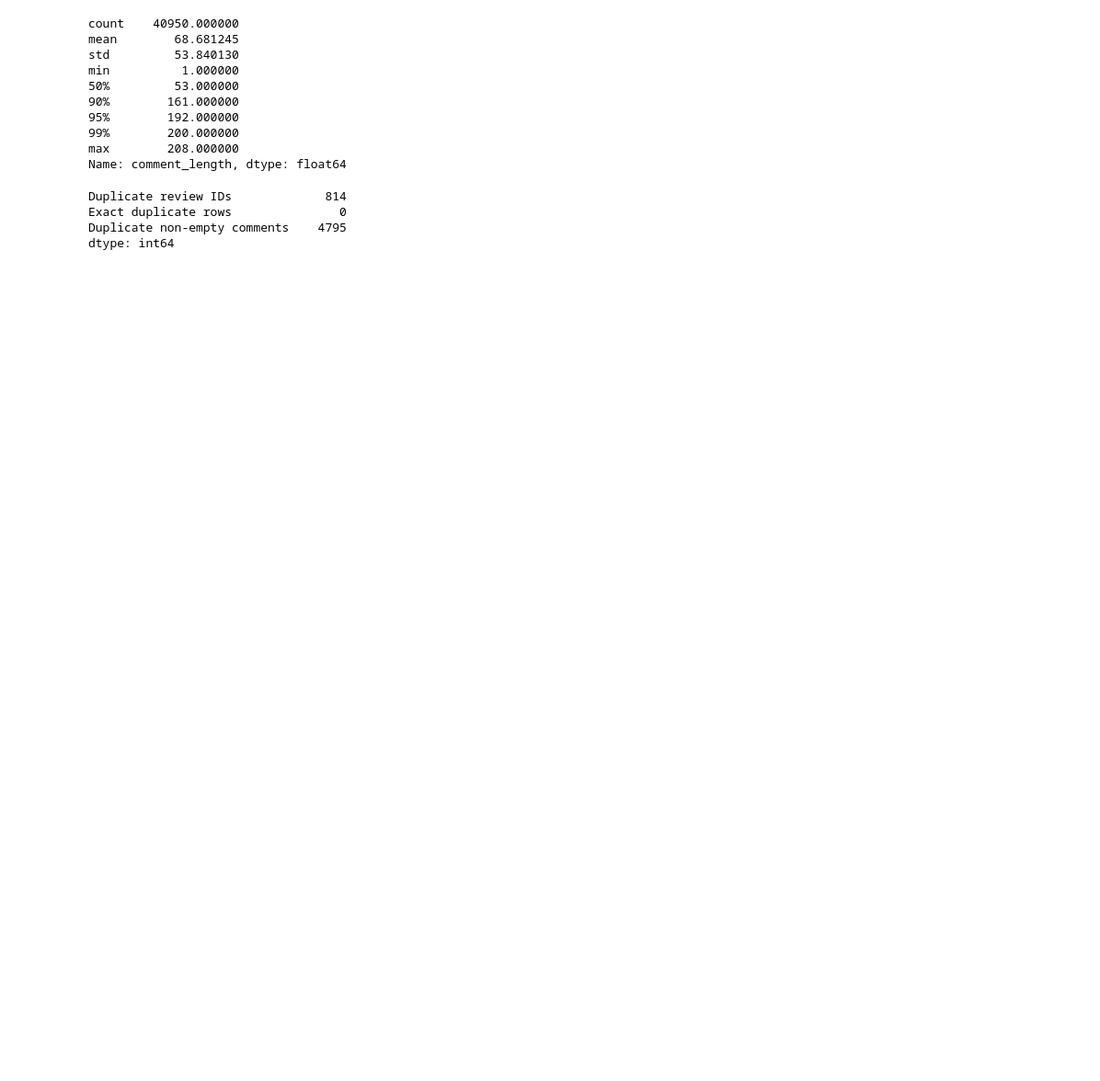
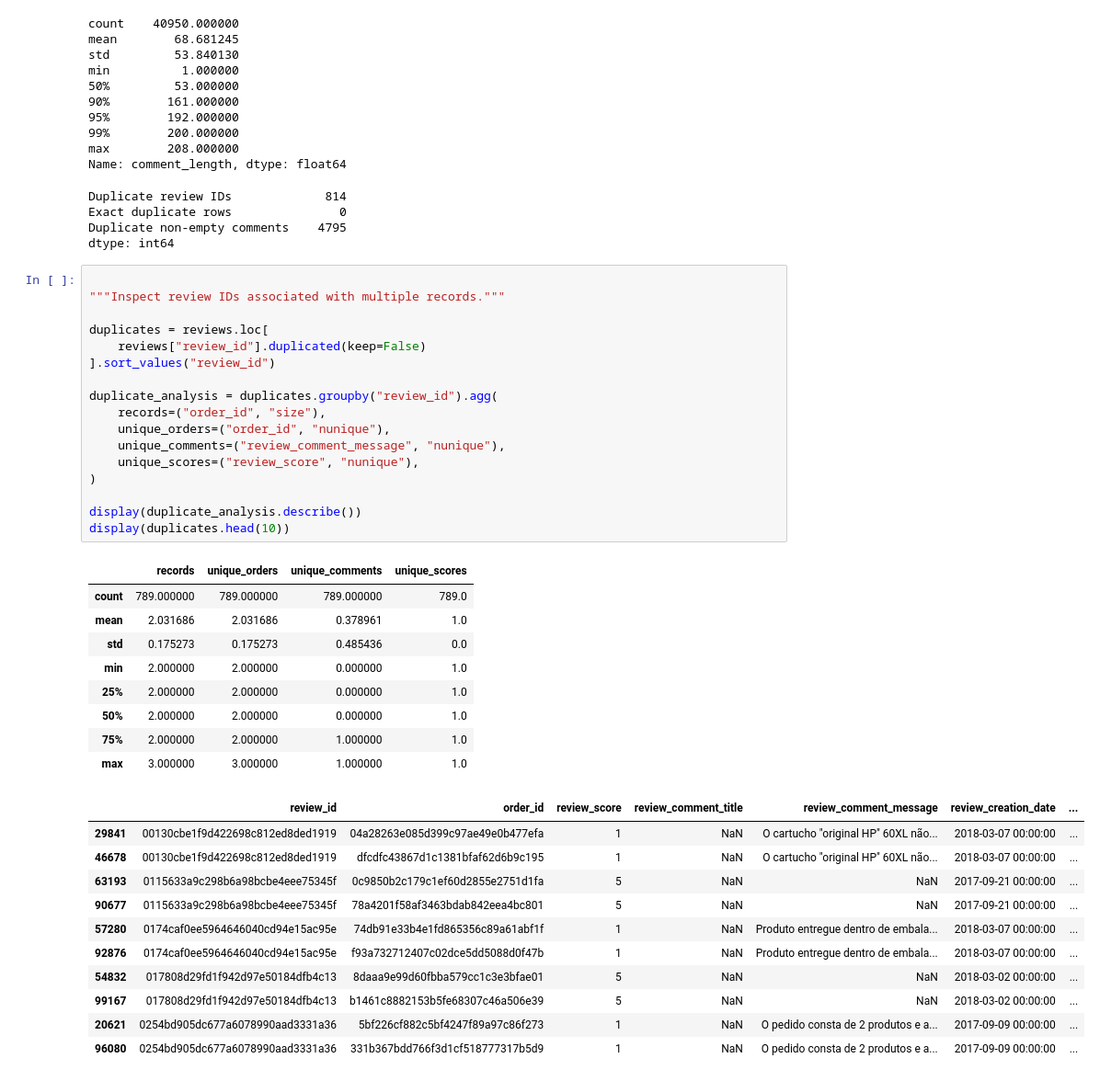
Before and after one commit to erick00denner/tech_challenge_4_voice_of_customer_intelligence_rag, a Jupyter notebook: notebooks/01_exploratory_analysis.ipynb, the cells around one changed output. Shown at 92% size. Drawn from its saved outputs; the diff is of its cells as text; blank space fills up the shorter version.

```diff
--- a/notebooks/01_exploratory_analysis.ipynb
+++ b/notebooks/01_exploratory_analysis.ipynb
@@ -130,3 +161,41 @@ Duplicate review IDs             814
 Exact duplicate rows               0
 Duplicate non-empty comments    4795
 dtype: int64
+# %%
+
+"""Inspect review IDs associated with multiple records."""
+
+duplicates = reviews.loc[
+    reviews["review_id"].duplicated(keep=False)
+].sort_values("review_id")
+
+duplicate_analysis = duplicates.groupby("review_id").agg(
+    records=("order_id", "size"),
+    unique_orders=("order_id", "nunique"),
+    unique_comments=("review_comment_message", "nunique"),
+    unique_scores=("review_score", "nunique"),
+)
+
+display(duplicate_analysis.describe())
+display(duplicates.head(10))
+# %% [output]
+|  | records | unique_orders | unique_comments | unique_scores |
+| count | 789.000000 | 789.000000 | 789.000000 | 789.0 |
+| mean | 2.031686 | 2.031686 | 0.378961 | 1.0 |
+| std | 0.175273 | 0.175273 | 0.485436 | 0.0 |
+| min | 2.000000 | 2.000000 | 0.000000 | 1.0 |
+| 25% | 2.000000 | 2.000000 | 0.000000 | 1.0 |
+| 50% | 2.000000 | 2.000000 | 0.000000 | 1.0 |
+| 75% | 2.000000 | 2.000000 | 1.000000 | 1.0 |
+| max | 3.000000 | 3.000000 | 1.000000 | 1.0 |
+|  | review_id | order_id | review_score | review_comment_title | review_comment_message | review_creation_date | ... |
+| 29841 | 00130cbe1f9d422698c812ed8ded1919 | 04a28263e085d399c97ae49e0b477efa | 1 | NaN | O cartucho "original HP" 60XL não... | 2018-03-07 00:00:00 | ... |
+| 46678 | 00130cbe1f9d422698c812ed8ded1919 | dfcdfc43867d1c1381bfaf62d6b9c195 | 1 | NaN | O cartucho "original HP" 60XL não... | 2018-03-07 00:00:00 | ... |
+| 63193 | 0115633a9c298b6a98bcbe4eee75345f | 0c9850b2c179c1ef60d2855e2751d1fa | 5 | NaN | NaN | 2017-09-21 00:00:00 | ... |
+| 90677 | 0115633a9c298b6a98bcbe4eee75345f | 78a4201f58af3463bdab842eea4bc801 | 5 | NaN | NaN | 2017-09-21 00:00:00 | ... |
+| 57280 | 0174caf0ee5964646040cd94e15ac95e | 74db91e33b4e1fd865356c89a61abf1f | 1 | NaN | Produto entregue dentro de embala... | 2018-03-07 00:00:00 | ... |
+| 92876 | 0174caf0ee5964646040cd94e15ac95e | f93a732712407c02dce5dd5088d0f47b | 1 | NaN | Produto entregue dentro de embala... | 2018-03-07 00:00:00 | ... |
+| 54832 | 017808d29fd1f942d97e50184dfb4c13 | 8daaa9e99d60fbba579cc1c3e3bfae01 | 5 | NaN | NaN | 2018-03-02 00:00:00 | ... |
+| 99167 | 017808d29fd1f942d97e50184dfb4c13 | b1461c8882153b5fe68307c46a506e39 | 5 | NaN | NaN | 2018-03-02 00:00:00 | ... |
+| 20621 | 0254bd905dc677a6078990aad3331a36 | 5bf226cf882c5bf4247f89a97c86f273 | 1 | NaN | O pedido consta de 2 produtos e a... | 2017-09-09 00:00:00 | ... |
+| 96080 | 0254bd905dc677a6078990aad3331a36 | 331b367bdd766f3d1cf518777317b5d9 | 1 | NaN | O pedido consta de 2 produtos e a... | 2017-09-09 00:00:00 | ... |
```
Also changed, not shown: parts of 14 cells of this notebook.
